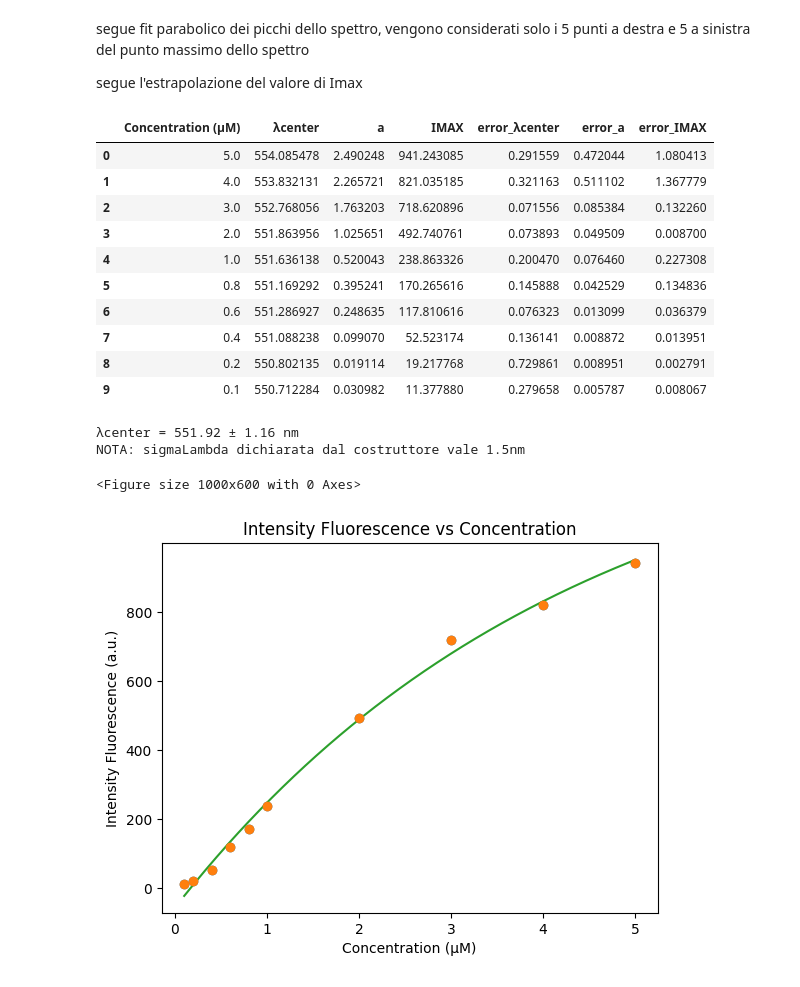
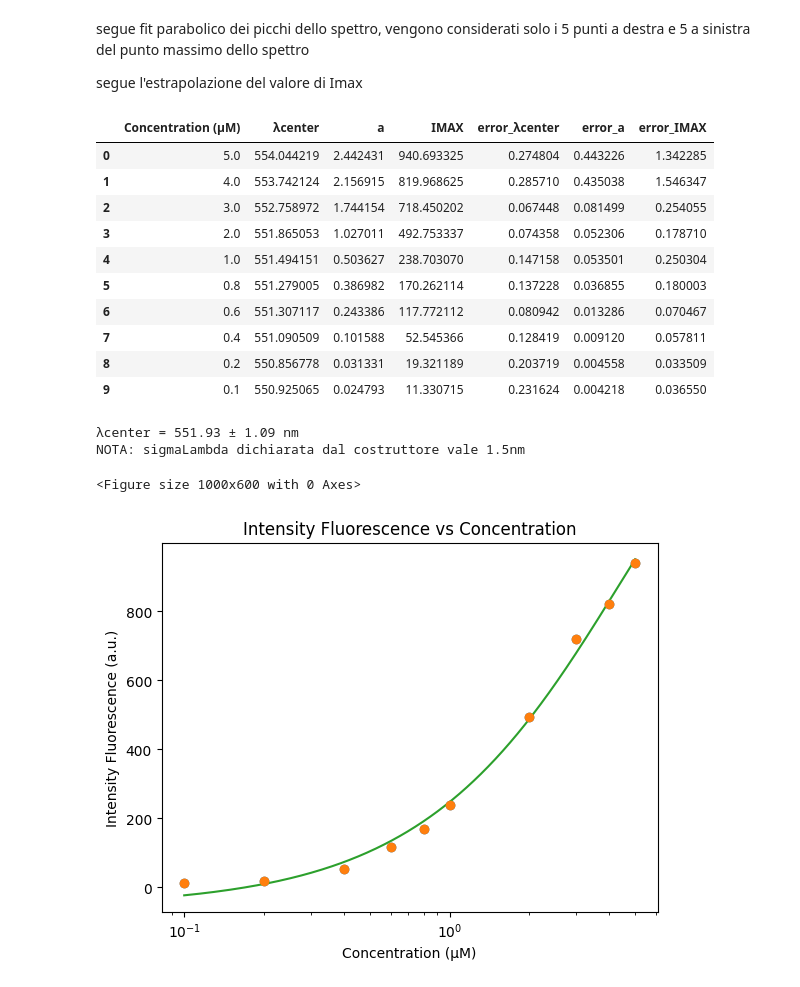
Before and after one commit to CarminatiGiovanni/LaboratorioBiofisica, a Jupyter notebook: FLUO1/spettro_emissione_concentrazione.ipynb, the cells around one changed output. Saved outputs shown, nothing was run; the diff lists cells and outputs as text; code cells hidden in the pictures.

```diff
--- a/FLUO1/spettro_emissione_concentrazione.ipynb
+++ b/FLUO1/spettro_emissione_concentrazione.ipynb
@@ -109,7 +109,12 @@ for λ_col, I_col in zip(WAVELENGHTS, INTENSITIES):
     # iterazione 1
     dydl = np.abs(-2*a*(λcenter-xrangemax)) # derivata prima rispetto a λ
     sy = dydl*SIGMA_LAMBDA
-
+    popt, pcov = curve_fit(max_fit_parabolic, xrangemax, yrangemax, p0=[λcenter, a, IMAX],sigma=sy)
+    λcenter, a, IMAX = popt
+    error_λcenter, error_a, error_IMAX = np.sqrt(np.diag(pcov))
+    # iterazione 2
+    d2ydl2 = np.abs(-2*a) # derivata seconda rispetto a λ
+    sy = np.sqrt((dydl*SIGMA_LAMBDA)**2 + (0.5*d2ydl2*SIGMA_LAMBDA**2)) # errore propagato
     popt, pcov = curve_fit(max_fit_parabolic, xrangemax, yrangemax, p0=[λcenter, a, IMAX],sigma=sy)
     λcenter, a, IMAX = popt
     error_λcenter, error_a, error_IMAX = np.sqrt(np.diag(pcov))
@@ -135,23 +140,23 @@ max_fit_parabolic_dataframe = pd.DataFrame({'Concentration (μM)': CONCENTRATION
 display(max_fit_parabolic_dataframe)
 # %% [output]
 |  | Concentration (μM) | λcenter | a | IMAX | error_λcenter | error_a | error_IMAX |
-| 0 | 5.0 | 554.085478 | 2.490248 | 941.243085 | 0.291559 | 0.472044 | 1.080413 |
-| 1 | 4.0 | 553.832131 | 2.265721 | 821.035185 | 0.321163 | 0.511102 | 1.367779 |
-| 2 | 3.0 | 552.768056 | 1.763203 | 718.620896 | 0.071556 | 0.085384 | 0.132260 |
-| 3 | 2.0 | 551.863956 | 1.025651 | 492.740761 | 0.073893 | 0.049509 | 0.008700 |
-| 4 | 1.0 | 551.636138 | 0.520043 | 238.863326 | 0.200470 | 0.076460 | 0.227308 |
-| 5 | 0.8 | 551.169292 | 0.395241 | 170.265616 | 0.145888 | 0.042529 | 0.134836 |
-| 6 | 0.6 | 551.286927 | 0.248635 | 117.810616 | 0.076323 | 0.013099 | 0.036379 |
-| 7 | 0.4 | 551.088238 | 0.099070 | 52.523174 | 0.136141 | 0.008872 | 0.013951 |
-| 8 | 0.2 | 550.802135 | 0.019114 | 19.217768 | 0.729861 | 0.008951 | 0.002791 |
-| 9 | 0.1 | 550.712284 | 0.030982 | 11.377880 | 0.279658 | 0.005787 | 0.008067 |
+| 0 | 5.0 | 554.044219 | 2.442431 | 940.693325 | 0.274804 | 0.443226 | 1.342285 |
+| 1 | 4.0 | 553.742124 | 2.156915 | 819.968625 | 0.285710 | 0.435038 | 1.546347 |
+| 2 | 3.0 | 552.758972 | 1.744154 | 718.450202 | 0.067448 | 0.081499 | 0.254055 |
+| 3 | 2.0 | 551.865053 | 1.027011 | 492.753337 | 0.074358 | 0.052306 | 0.178710 |
+| 4 | 1.0 | 551.494151 | 0.503627 | 238.703070 | 0.147158 | 0.053501 | 0.250304 |
+| 5 | 0.8 | 551.279005 | 0.386982 | 170.262114 | 0.137228 | 0.036855 | 0.180003 |
+| 6 | 0.6 | 551.307117 | 0.243386 | 117.772112 | 0.080942 | 0.013286 | 0.070467 |
+| 7 | 0.4 | 551.090509 | 0.101588 | 52.545366 | 0.128419 | 0.009120 | 0.057811 |
+| 8 | 0.2 | 550.856778 | 0.031331 | 19.321189 | 0.203719 | 0.004558 | 0.033509 |
+| 9 | 0.1 | 550.925065 | 0.024793 | 11.330715 | 0.231624 | 0.004218 | 0.036550 |
 # %%
 center = np.mean(λcenter_list)
 sigma = np.std(λcenter_list)
 print('λcenter =', final_val(center, sigma, udm='nm'))
 print('NOTA: sigmaLambda dichiarata dal costruttore vale 1.5nm')
 # %% [output]
-λcenter = 551.92 ± 1.16 nm
+λcenter = 551.93 ± 1.09 nm
 NOTA: sigmaLambda dichiarata dal costruttore vale 1.5nm
 # %%
 # plotting normalized spectrum (kind of, in the sense that we are not normalizing the area under the curve, but the maximum value of the spectrum)
@@ -190,27 +195,27 @@ def F_C_fit(C,F0,k,y0):
 # %%
 start = 0
 I = np.array(IMAX_list)[start:]
 sigmaI = np.array(error_IMAX_list)[start:] # need to propagate error on lambda d(-ax^2)/dx = -2ax
 sigmaprop = 0 #2*a_list[start:]*center * np.sqrt((error_a_list[start:]/a_list[start:])**2 + (error_λcenter_list[start:]/λcenter_list[start:])**2)
 sigmaI = np.sqrt(sigmaI**2 + sigmaprop**2) # propagate error on Imax
 
 C = np.array(CONCENTRATIONS)[start:]
 
 # Fit the data to the model
 popt, pcov = curve_fit(F_C_fit, C, I, p0=[1899,0.14,-1.0])
 F0, k, y0 = popt
 error_F0, error_k, error_y0 = np.sqrt(np.diag(pcov))
 
 plt.plot(C,I,'o',label='data')
 plt.errorbar(C,I,yerr=sigmaI,fmt='o')
 
 c = np.linspace(np.min(C),np.max(C),1000)
 plt.plot(c,F_C_fit(c,*popt),label='fit')
-# plt.xscale('log')
+plt.xscale('log')
 # plt.yscale('log')
 plt.xlabel('Concentration (μM)')
 plt.ylabel('Intensity Fluorescence (a.u.)')
 plt.title('Intensity Fluorescence vs Concentration')
 plt.show()
 # %% [output]
-[figure, old version]
+[figure, new version]
```
